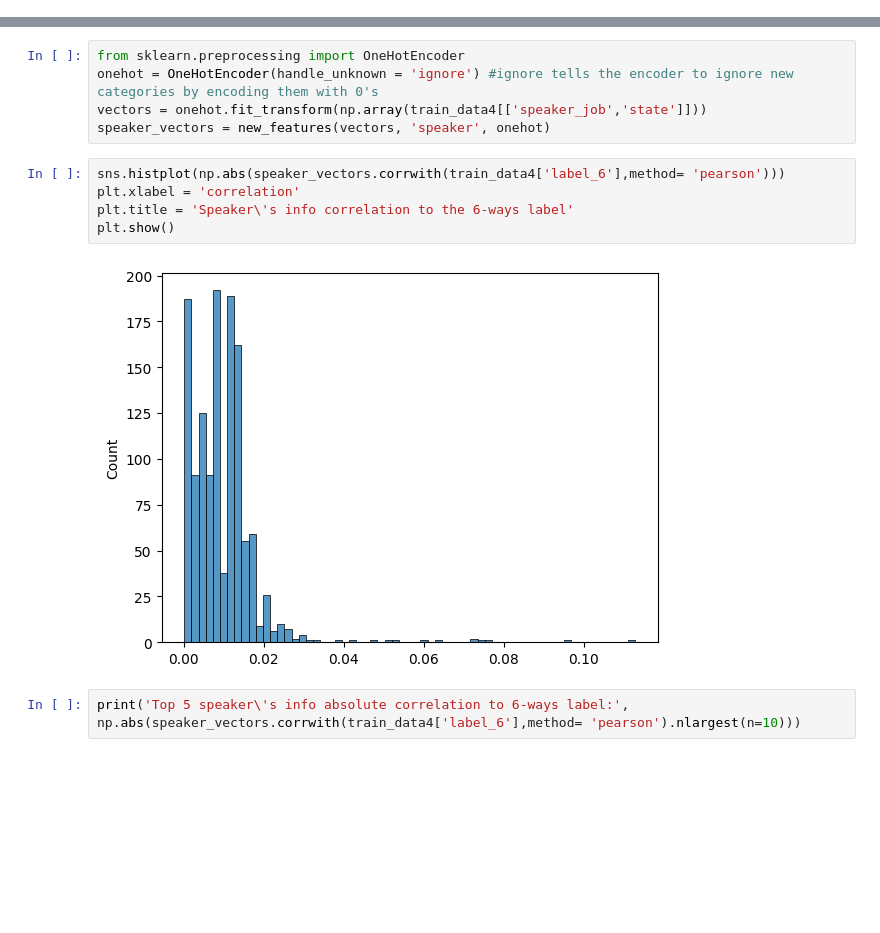
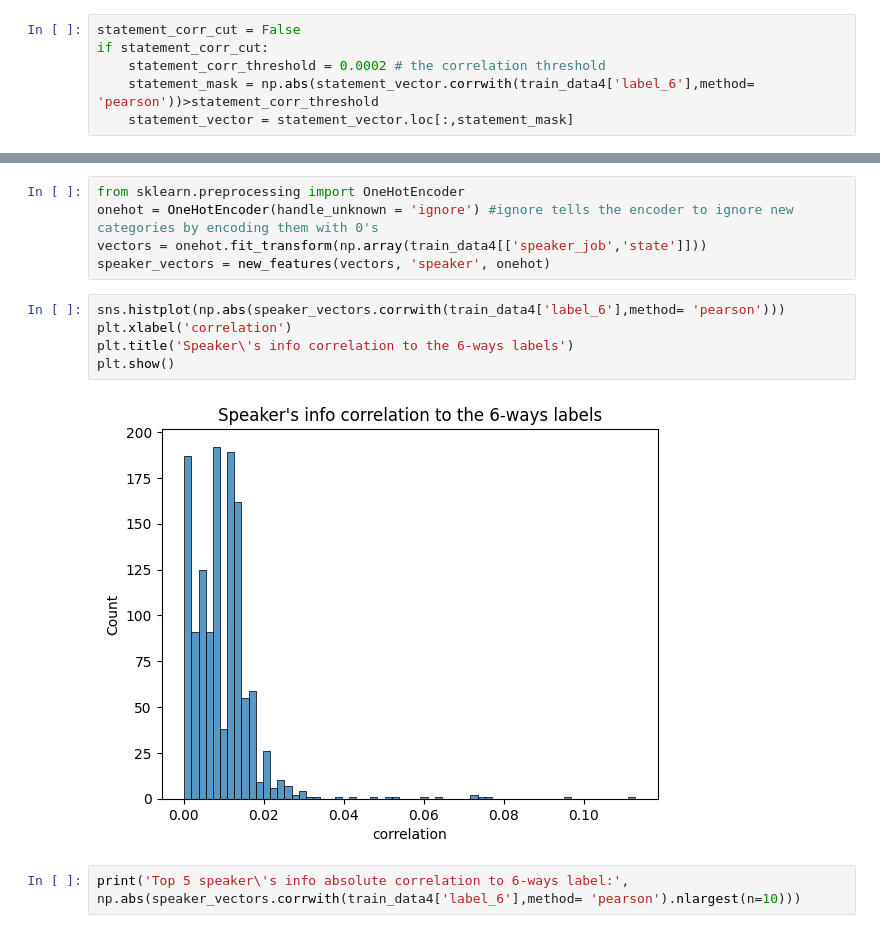
Before and after one commit to TanatPi/ESWD-Term-Project, a Jupyter notebook: true-false-news-classification-eswd-term-project.ipynb, the cells around one changed output, grey strips where cells are left out. Cells and saved outputs as stored; diff of their text form; blank space fills up the shorter version.

```diff
--- a/true-false-news-classification-eswd-term-project.ipynb
+++ b/true-false-news-classification-eswd-term-project.ipynb
@@ -242,2 +245,8 @@ dtype: float64
+# %%
+statement_corr_cut = False
+if statement_corr_cut:
+    statement_corr_threshold = 0.0002 # the correlation threshold
+    statement_mask = np.abs(statement_vector.corrwith(train_data4['label_6'],method= 'pearson'))>statement_corr_threshold
+    statement_vector = statement_vector.loc[:,statement_mask]
 # %%
 sns.histplot(np.sum(statement_vector, axis = 0))
@@ -448,11 +459,11 @@ vectors = onehot.fit_transform(np.array(train_data4[['speaker_job','state']]))
 speaker_vectors = new_features(vectors, 'speaker', onehot)
 # %%
 sns.histplot(np.abs(speaker_vectors.corrwith(train_data4['label_6'],method= 'pearson')))
-plt.xlabel = 'correlation'
-plt.title = 'Speaker\'s info correlation to the 6-ways label'
+plt.xlabel('correlation')
+plt.title('Speaker\'s info correlation to the 6-ways labels')
 plt.show()
 # %% [output]
-[figure, old version]
+[figure, new version]
 # %%
 print('Top 5 speaker\'s info absolute correlation to 6-ways label:', np.abs(speaker_vectors.corrwith(train_data4['label_6'],method= 'pearson').nlargest(n=10)))
 # %% [output]
```
Also changed, not shown: parts of 19 cells of this notebook.
